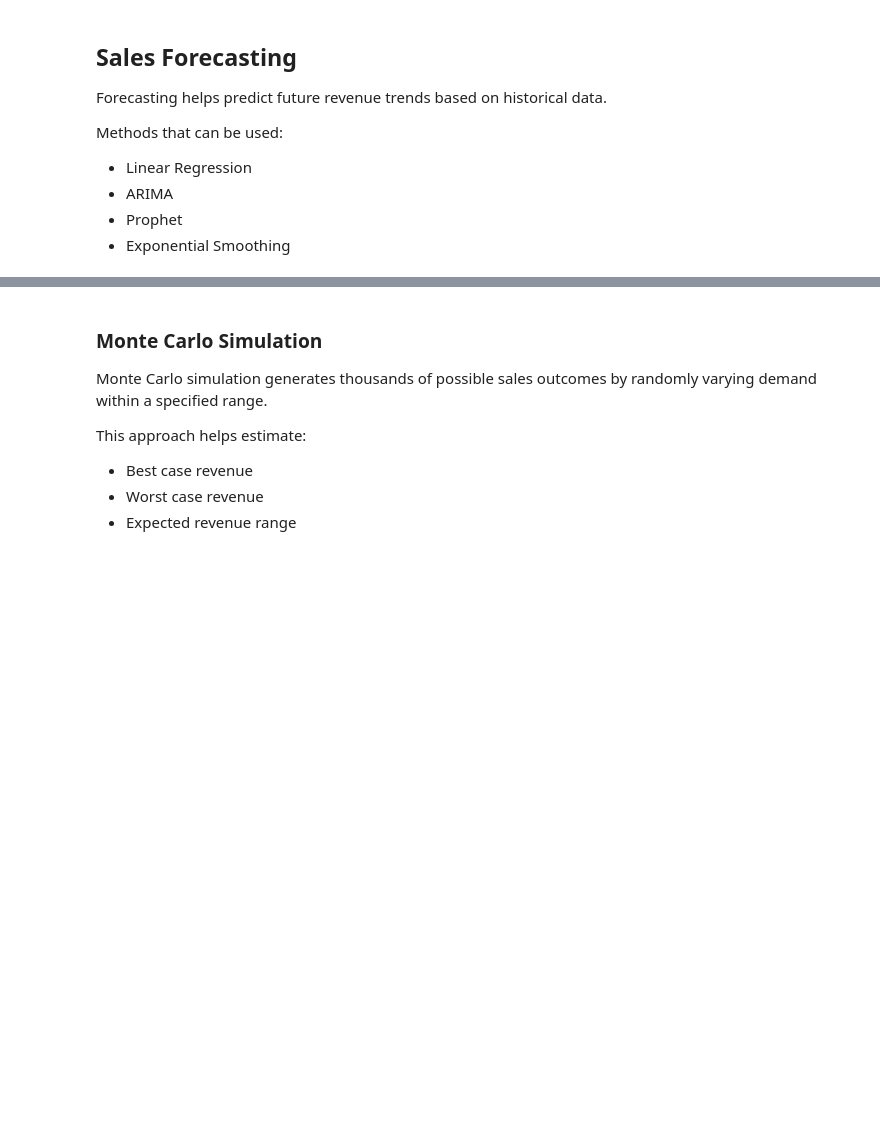
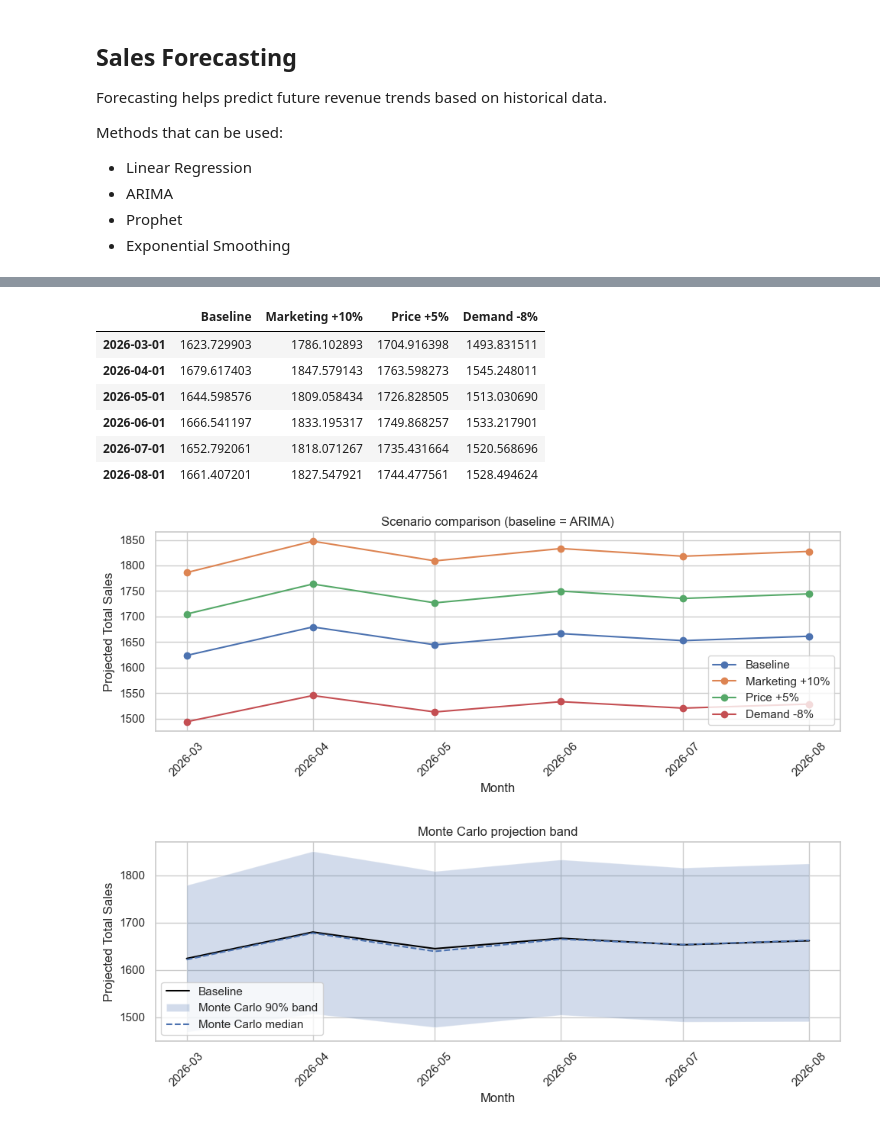
Before and after one commit to MuskanDhamuria/Koryori_Hayashi, a Jupyter notebook: Dashboard/Calculations/calculate.ipynb, the cells around one changed output, grey strips where cells are left out. Drawn from its saved outputs; the diff is of its cells as text; code cells hidden in the pictures; blank space fills up the shorter version.

```diff
--- a/Dashboard/Calculations/calculate.ipynb
+++ b/Dashboard/Calculations/calculate.ipynb
@@ -508,10 +694,68 @@ This analysis helps identify which strategies generate the highest potential rev
-# %% [markdown]
-### Monte Carlo Simulation
-
-Monte Carlo simulation generates thousands of possible sales outcomes by randomly varying demand within a specified range.
-
-This approach helps estimate:
-
-- Best case revenue
-- Worst case revenue
-- Expected revenue range
+# %%
+# Scenario simulation based on the baseline forecast
+
+BASELINE_MODEL = None
+
+if 'metrics_df' not in globals() or 'future_forecasts' not in globals():
+    raise RuntimeError('Run the forecasting section above first.')
+
+chosen_model = BASELINE_MODEL or metrics_df.iloc[0]['Model']
+baseline = future_forecasts[chosen_model].rename('Baseline')
+
+scenarios = pd.DataFrame({
+    'Baseline': baseline,
+    'Marketing +10%': baseline * 1.10,
+    'Price +5%': baseline * 1.05,
+    'Demand -8%': baseline * 0.92,
+})
+
+display(scenarios)
+
+plt.figure(figsize=(10, 4))
+for col in scenarios.columns:
+    plt.plot(scenarios.index, scenarios[col].values, marker='o', label=col)
+plt.title(f'Scenario comparison (baseline = {chosen_model})')
+plt.xlabel('Month')
+plt.ylabel('Projected Total Sales')
+plt.xticks(rotation=45)
+plt.legend()
+plt.tight_layout()
+plt.show()
+
+# Monte Carlo simulation around baseline (e.g., +/- 10% demand noise)
+rng = np.random.default_rng(42)
+N_SIM = 2000
+noise_std = 0.06  # 6% standard deviation
+sim = baseline.values.reshape(1, -1) * (1.0 + rng.normal(0.0, noise_std, size=(N_SIM, len(baseline))))
+
+sim_p05 = np.percentile(sim, 5, axis=0)
+sim_p50 = np.percentile(sim, 50, axis=0)
+sim_p95 = np.percentile(sim, 95, axis=0)
+
+mc_df = pd.DataFrame({
+    'P05': sim_p05,
+    'P50': sim_p50,
+    'P95': sim_p95,
+}, index=baseline.index)
+
+plt.figure(figsize=(10, 4))
+plt.plot(baseline.index, baseline.values, label='Baseline', color='black')
+plt.fill_between(mc_df.index, mc_df['P05'].values, mc_df['P95'].values, alpha=0.25, label='Monte Carlo 90% band')
+plt.plot(mc_df.index, mc_df['P50'].values, linestyle='--', label='Monte Carlo median')
+plt.title('Monte Carlo projection band')
+plt.xlabel('Month')
+plt.ylabel('Projected Total Sales')
+plt.xticks(rotation=45)
+plt.legend()
+plt.tight_layout()
+plt.show()
+# %% [output]
+|  | Baseline | Marketing +10% | Price +5% | Demand -8% |
+| 2026-03-01 | 1623.729903 | 1786.102893 | 1704.916398 | 1493.831511 |
+| 2026-04-01 | 1679.617403 | 1847.579143 | 1763.598273 | 1545.248011 |
+| 2026-05-01 | 1644.598576 | 1809.058434 | 1726.828505 | 1513.030690 |
+| 2026-06-01 | 1666.541197 | 1833.195317 | 1749.868257 | 1533.217901 |
+| 2026-07-01 | 1652.792061 | 1818.071267 | 1735.431664 | 1520.568696 |
+| 2026-08-01 | 1661.407201 | 1827.547921 | 1744.477561 | 1528.494624 |
+[figure, added]
+[figure, added]
```
Also changed, not shown: parts of 11 cells of this notebook, 4 other files.
